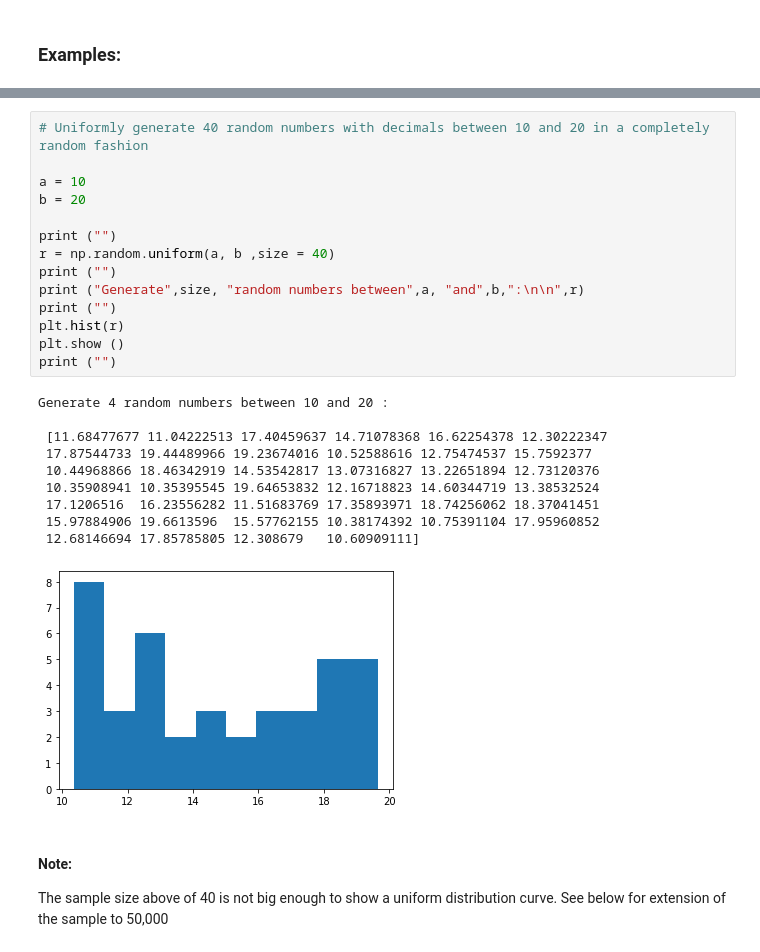
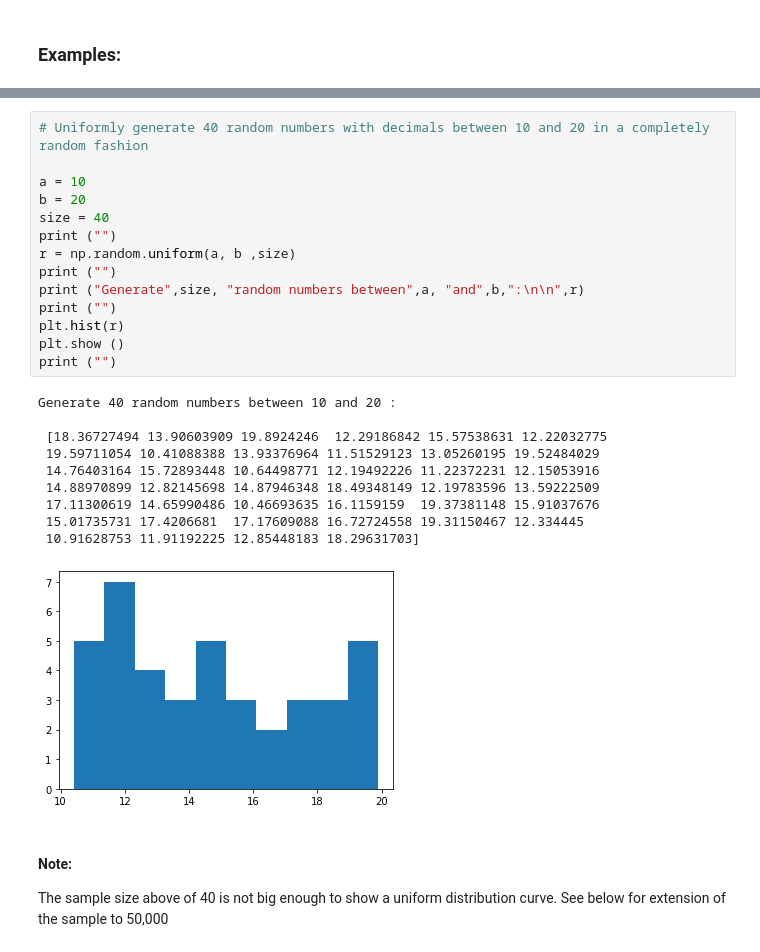
Before and after one commit to Fiona-600/Programming-for-Data-Analytics-2020-Assignment, a Jupyter notebook: Assignment-2020.ipynb, the cells around one changed output, grey strips where cells are left out. Cells and saved outputs as stored; diff of their text form.

```diff
--- a/Assignment-2020.ipynb
+++ b/Assignment-2020.ipynb
@@ -267,28 +268,28 @@ print ("")
 # %%
 # Uniformly generate 40 random numbers with decimals between 10 and 20 in a completely random fashion
 
 a = 10
 b = 20
-
+size = 40
 print ("")
-r = np.random.uniform(a, b ,size = 40)
+r = np.random.uniform(a, b ,size)
 print ("")
 print ("Generate",size, "random numbers between",a, "and",b,":\n\n",r)
 print ("")
 plt.hist(r)
 plt.show ()
 print ("")
 # %% [output]
-Generate 4 random numbers between 10 and 20 :
+Generate 40 random numbers between 10 and 20 :
 
- [11.68477677 11.04222513 17.40459637 14.71078368 16.62254378 12.30222347
- 17.87544733 19.44489966 19.23674016 10.52588616 12.75474537 15.7592377
- 10.44968866 18.46342919 14.53542817 13.07316827 13.22651894 12.73120376
- 10.35908941 10.35395545 19.64653832 12.16718823 14.60344719 13.38532524
- 17.1206516  16.23556282 11.51683769 17.35893971 18.74256062 18.37041451
- 15.97884906 19.6613596  15.57762155 10.38174392 10.75391104 17.95960852
- 12.68146694 17.85785805 12.308679   10.60909111]
+ [18.36727494 13.90603909 19.8924246  12.29186842 15.57538631 12.22032775
+ 19.59711054 10.41088388 13.93376964 11.51529123 13.05260195 19.52484029
+ 14.76403164 15.72893448 10.64498771 12.19492226 11.22372231 12.15053916
+ 14.88970899 12.82145698 14.87946348 18.49348149 12.19783596 13.59222509
+ 17.11300619 14.65990486 10.46693635 16.1159159  19.37381148 15.91037676
+ 15.01735731 17.4206681  17.17609088 16.72724558 19.31150467 12.334445
+ 10.91628753 11.91192225 12.85448183 18.29631703]
-[figure, old version]
+[figure, new version]
 # %% [markdown]
 #### Note:
 The sample size above of 40 is not big enough to show a uniform distribution curve.  See below for extension of the sample to 50,000
```
Also changed, not shown: parts of 31 cells of this notebook.
